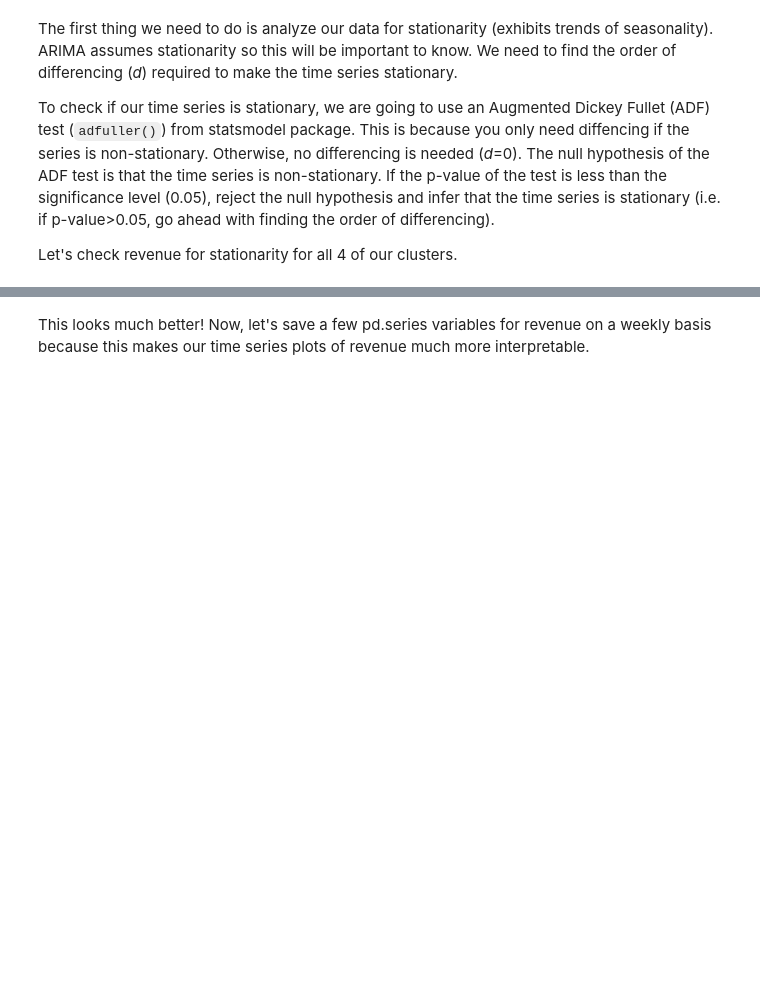
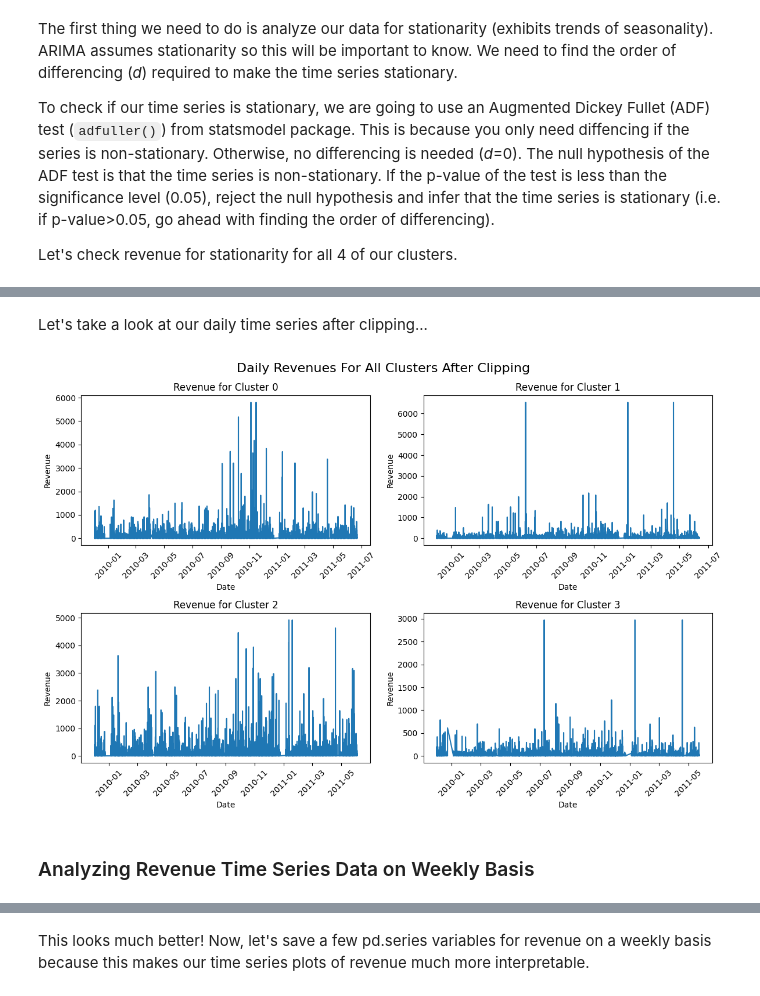
Before and after one commit to evansphillips/retail-customer-segmentation-forecasting, a Jupyter notebook: notebooks/ds4a_retail_challenge.ipynb, the cells around one changed output, grey strips where cells are left out. Drawn from its saved outputs; the diff is of its cells as text; code cells hidden in the pictures; blank space fills up the shorter version.

```diff
--- a/notebooks/ds4a_retail_challenge.ipynb
+++ b/notebooks/ds4a_retail_challenge.ipynb
@@ -2077,9 +2002,0 @@ There are clearly a few major outliers in each time series plot for each of our
-# %%
-# Filter out outliers for each cluster dataframe
-cluster0_df = cluster0_df[cluster0_df['revenue'] < 25000]
-cluster1_df = cluster1_df[cluster1_df['revenue'] < 2500]
-cluster2_df = cluster2_df[cluster2_df['revenue'] < 10000]
-cluster3_df = cluster3_df[cluster3_df['revenue'] < 5500]
-
-# Split each cluster into train and test sets
-cluster1_train, cluster1_test = train_test_split()
@@ -2119,0 +2003,12 @@ plt.show()
+# %%
+# Let's get a comprehensive view of what our top few values underneath our major outliers are for each cluster
+top10_rev_cluster0 = cluster0_train['revenue'].nlargest(5).tolist()
+top10_rev_cluster1 = cluster1_train['revenue'].nlargest(5).tolist()
+top10_rev_cluster2 = cluster2_train['revenue'].nlargest(5).tolist()
+top10_rev_cluster3 = cluster3_train['revenue'].nlargest(5).tolist()
+
+# Create a dataframe of our results
+top10_rev_dict = {'Top 5 Revenue - Cluster 0': top10_rev_cluster0, 'Top 5 Revenue - Cluster 1': top10_rev_cluster1,
+                  'Top 5 Revenue - Cluster 2': top10_rev_cluster2, 'Top 5 Revenue - Cluster 3': top10_rev_cluster3}
+top10_rev_df = pd.DataFrame(top10_rev_dict)
+top10_rev_df
@@ -2119,0 +2024,21 @@ plt.show()
+# %%
+# Clip values in the 'value' column to a particular value if they exceed the threshold (the next highest value below the outlier)
+threshold_0 = top10_rev_df.loc[1, 'Top 5 Revenue - Cluster 0']
+threshold_1 = top10_rev_df.loc[1, 'Top 5 Revenue - Cluster 1']
+threshold_2 = top10_rev_df.loc[1, 'Top 5 Revenue - Cluster 2']
+threshold_3 = top10_rev_df.loc[2, 'Top 5 Revenue - Cluster 3']
+
+cluster0_train['revenue'] = cluster0_train['revenue'].clip(upper=threshold_0)
+cluster1_train['revenue'] = cluster1_train['revenue'].clip(upper=threshold_1)
+cluster2_train['revenue'] = cluster2_train['revenue'].clip(upper=threshold_2)
+cluster3_train['revenue'] = cluster3_train['revenue'].clip(upper=threshold_3)
+# %% [markdown]
+Let's take a look at our daily time series after clipping...
+# %%
+# Plot daily revenues for all clusters after clipping
+dataframes = [cluster0_train, cluster1_train, cluster2_train, cluster3_train]
+plot_cluster_revenues(dataframes, title='daily revenues for all clusters after clipping')
+# %% [output]
+[figure, added]
+# %% [markdown]
+### Analyzing Revenue Time Series Data on Weekly Basis
```
Also changed, not shown: parts of 70 cells of this notebook, 1 other file.
